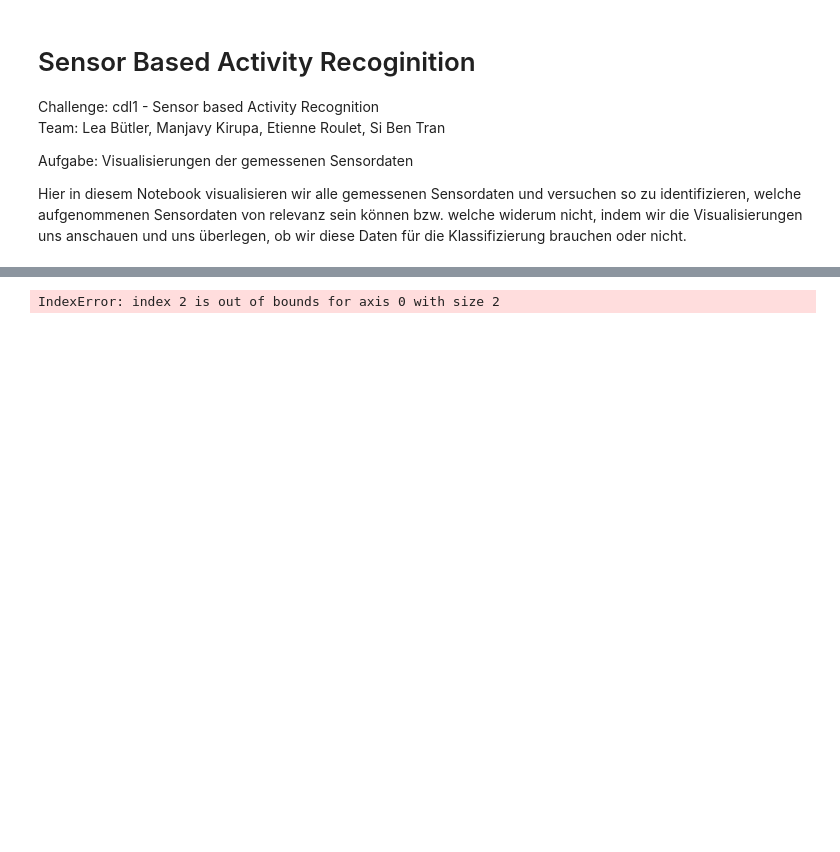
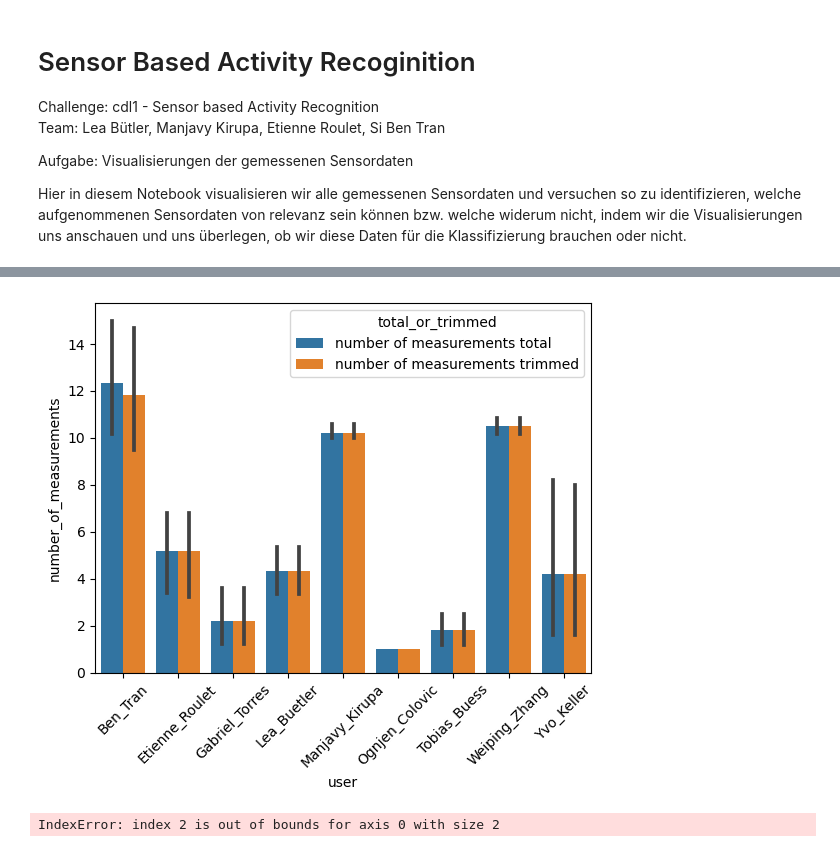
Before and after one commit to CDL1-Sensor/Sensor_Data-Wrangling-und-EDA, a Jupyter notebook: all-sensor-measurments-plots.ipynb, the cells around one changed output, grey strips where cells are left out. Drawn from its saved outputs; the diff is of its cells as text; code cells hidden in the pictures; blank space fills up the shorter version.

```diff
--- a/all-sensor-measurments-plots.ipynb
+++ b/all-sensor-measurments-plots.ipynb
@@ -122,3 +158,11 @@ Wir erkennen, das hier 7 Bewegungsprofile vorhanden sind, auffallend dabei sind
+# %%
+# barplot of number of measurements per user before and after trimming
+snsb.barplot(x='user', y='number_of_measurements', hue='total_or_trimmed', data=data_merged)
+# rotate x-axis labels
+plt.xticks(rotation=45)
+plt.show()
+# %% [output]
+[figure, added]
 # %%
 # create 6 subplots
 fig, axs = plt.subplots(2, 3, figsize=(15, 10))
```
Also changed, not shown: parts of 8 cells of this notebook.
